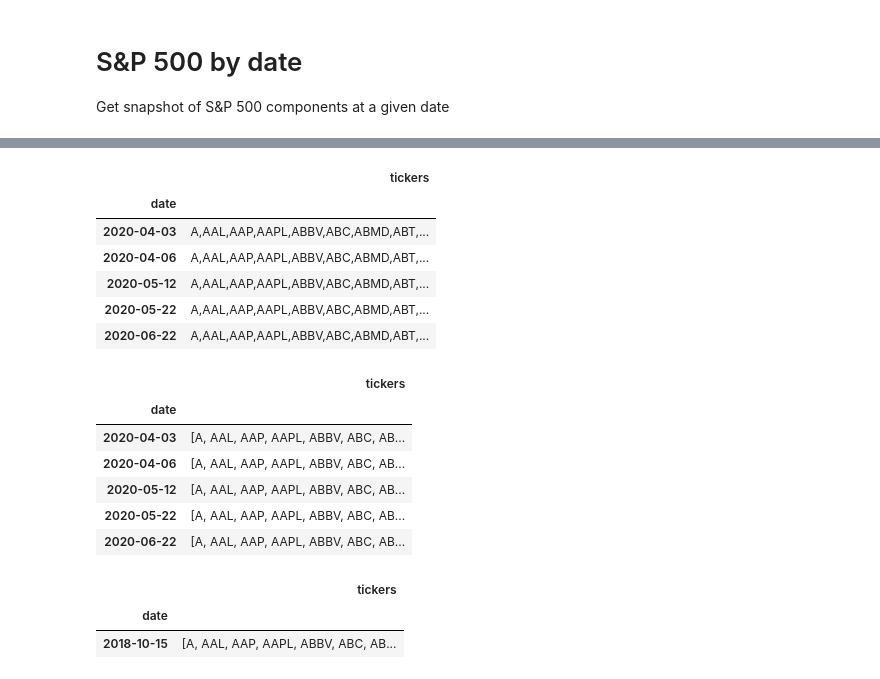
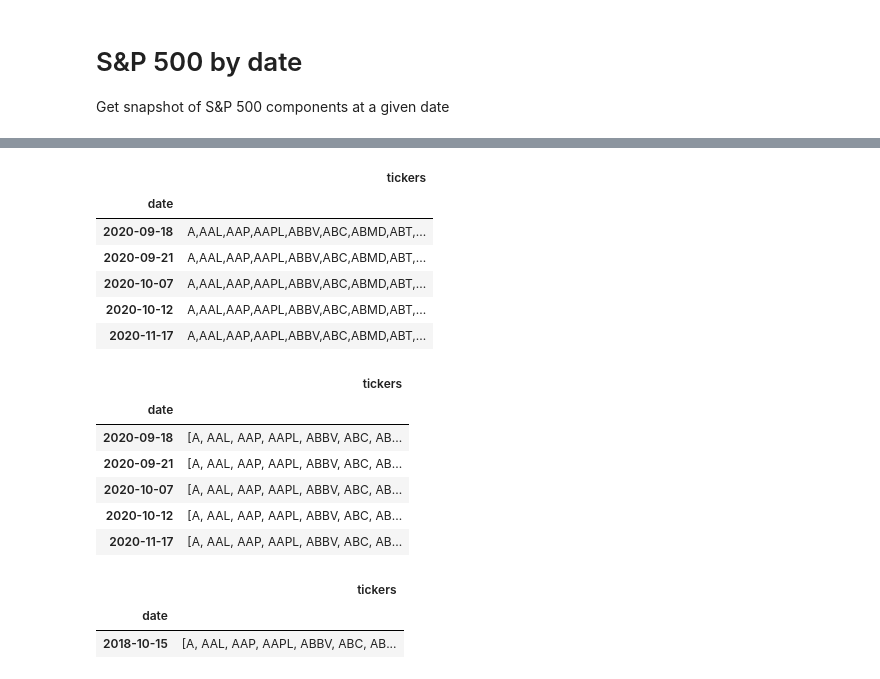
Before and after one commit to fja05680/sp500, a Jupyter notebook: sp500_by_date.ipynb, the cells around one changed output, grey strips where cells are left out. Cells and saved outputs as stored; diff of their text form; code cells hidden in the pictures.

```diff
--- a/sp500_by_date.ipynb
+++ b/sp500_by_date.ipynb
@@ -31,17 +31,17 @@ def get_table(filename):
         df = pd.read_csv(filename, index_col='date')
         return df
 # %%
-filename = 'S&P 500 Historical Components & Changes(08-23-2020).csv'
+filename = 'S&P 500 Historical Components & Changes(12-04-2020).csv'
 df = get_table(filename)
 df.tail()
 # %% [output]
 |  | tickers |
 | date |  |
-| 2020-04-03 | A,AAL,AAP,AAPL,ABBV,ABC,ABMD,ABT,... |
-| 2020-04-06 | A,AAL,AAP,AAPL,ABBV,ABC,ABMD,ABT,... |
-| 2020-05-12 | A,AAL,AAP,AAPL,ABBV,ABC,ABMD,ABT,... |
-| 2020-05-22 | A,AAL,AAP,AAPL,ABBV,ABC,ABMD,ABT,... |
-| 2020-06-22 | A,AAL,AAP,AAPL,ABBV,ABC,ABMD,ABT,... |
+| 2020-09-18 | A,AAL,AAP,AAPL,ABBV,ABC,ABMD,ABT,... |
+| 2020-09-21 | A,AAL,AAP,AAPL,ABBV,ABC,ABMD,ABT,... |
+| 2020-10-07 | A,AAL,AAP,AAPL,ABBV,ABC,ABMD,ABT,... |
+| 2020-10-12 | A,AAL,AAP,AAPL,ABBV,ABC,ABMD,ABT,... |
+| 2020-11-17 | A,AAL,AAP,AAPL,ABBV,ABC,ABMD,ABT,... |
 # %%
 # convert ticker column from csv to list, then sort
 df['tickers'] = df['tickers'].apply(lambda x: sorted(x.split(',')))
@@ -49,11 +49,11 @@ df.tail()
 # %% [output]
 |  | tickers |
 | date |  |
-| 2020-04-03 | [A, AAL, AAP, AAPL, ABBV, ABC, AB... |
-| 2020-04-06 | [A, AAL, AAP, AAPL, ABBV, ABC, AB... |
-| 2020-05-12 | [A, AAL, AAP, AAPL, ABBV, ABC, AB... |
-| 2020-05-22 | [A, AAL, AAP, AAPL, ABBV, ABC, AB... |
-| 2020-06-22 | [A, AAL, AAP, AAPL, ABBV, ABC, AB... |
+| 2020-09-18 | [A, AAL, AAP, AAPL, ABBV, ABC, AB... |
+| 2020-09-21 | [A, AAL, AAP, AAPL, ABBV, ABC, AB... |
+| 2020-10-07 | [A, AAL, AAP, AAPL, ABBV, ABC, AB... |
+| 2020-10-12 | [A, AAL, AAP, AAPL, ABBV, ABC, AB... |
+| 2020-11-17 | [A, AAL, AAP, AAPL, ABBV, ABC, AB... |
 # %%
 df2 = df[df.index < snap_shot].tail(1)
 last_row = df2.tail(1)
```
Also changed, not shown: parts of 1 cell of this notebook, 6 other files.
